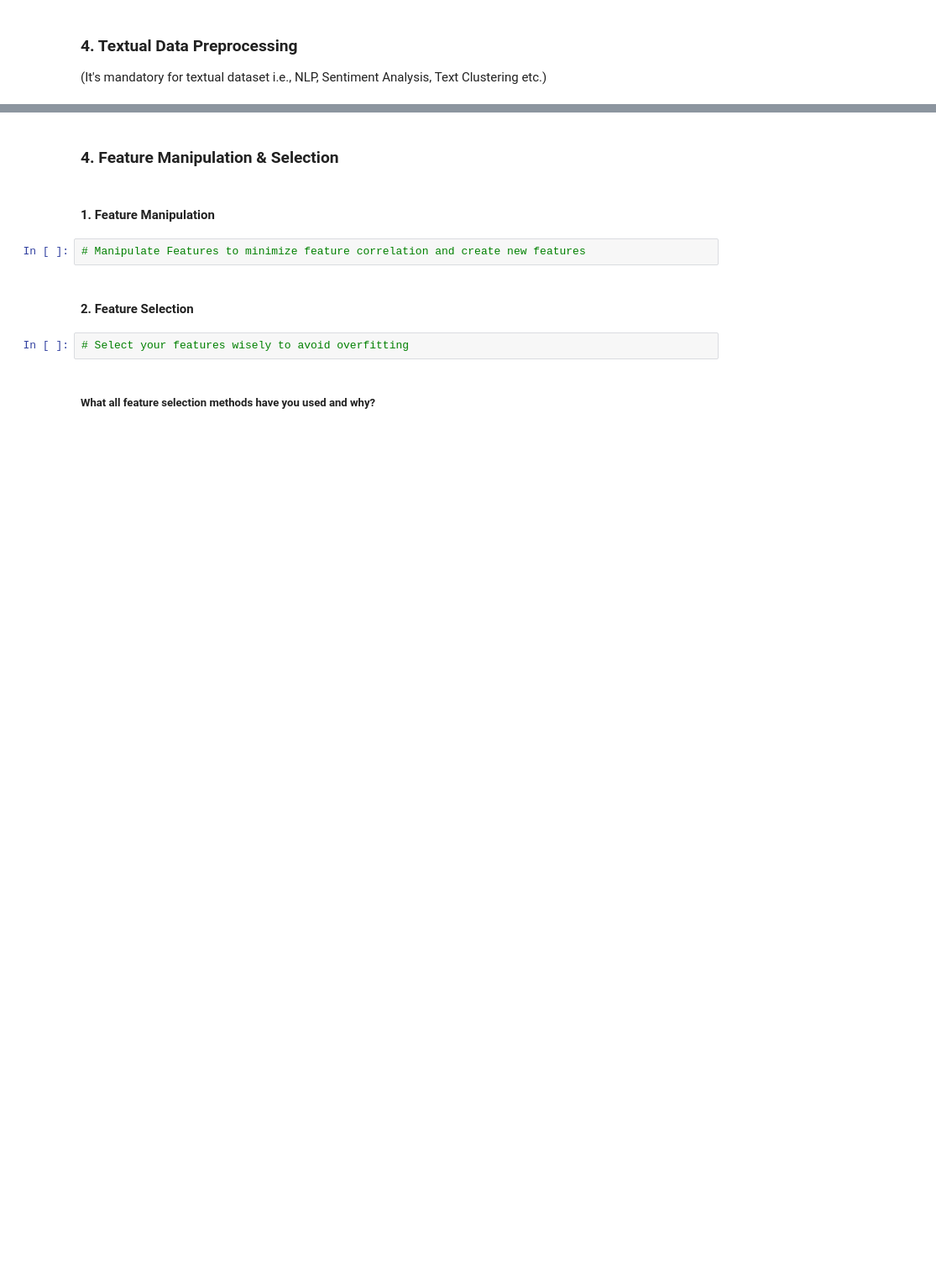
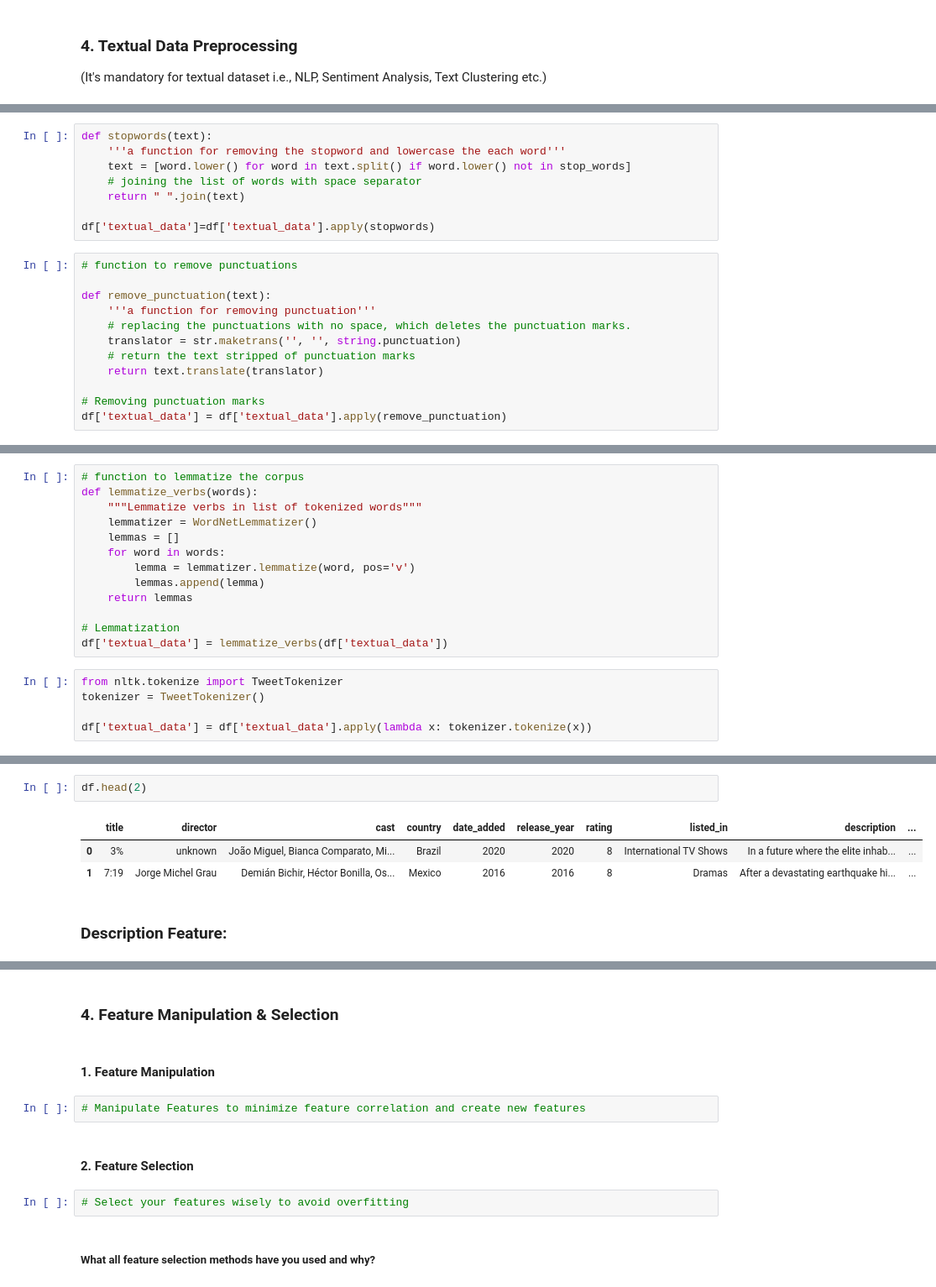
Before and after one commit to dhar9571/Capstone-Project-Unsupervised-ML---Netflix-Dataset, a Jupyter notebook: Capstone_Project_Unsupervised_ML_Netflix_Dataset.ipynb, the cells around one changed output, grey strips where cells are left out. Shown at 84% size. Cells and saved outputs as stored; diff of their text form; blank space fills up the shorter version.

```diff
--- a/Capstone_Project_Unsupervised_ML_Netflix_Dataset.ipynb
+++ b/Capstone_Project_Unsupervised_ML_Netflix_Dataset.ipynb
@@ -934,0 +1042,20 @@ Answer Here.
+# %%
+def stopwords(text):
+    '''a function for removing the stopword and lowercase the each word'''
+    text = [word.lower() for word in text.split() if word.lower() not in stop_words]
+    # joining the list of words with space separator
+    return " ".join(text)
+
+df['textual_data']=df['textual_data'].apply(stopwords)
+# %%
+# function to remove punctuations
+
+def remove_punctuation(text):
+    '''a function for removing punctuation'''
+    # replacing the punctuations with no space, which deletes the punctuation marks.
+    translator = str.maketrans('', '', string.punctuation)
+    # return the text stripped of punctuation marks
+    return text.translate(translator)
+
+# Removing punctuation marks
+df['textual_data'] = df['textual_data'].apply(remove_punctuation)
@@ -934,0 +1073,18 @@ Answer Here.
+# %%
+# function to lemmatize the corpus
+def lemmatize_verbs(words):
+    """Lemmatize verbs in list of tokenized words"""
+    lemmatizer = WordNetLemmatizer()
+    lemmas = []
+    for word in words:
+        lemma = lemmatizer.lemmatize(word, pos='v')
+        lemmas.append(lemma)
+    return lemmas
+
+# Lemmatization
+df['textual_data'] = lemmatize_verbs(df['textual_data'])
+# %%
+from nltk.tokenize import TweetTokenizer
+tokenizer = TweetTokenizer()
+
+df['textual_data'] = df['textual_data'].apply(lambda x: tokenizer.tokenize(x))
@@ -934,0 +1120,8 @@ Answer Here.
+# %%
+df.head(2)
+# %% [output]
+|  | title | director | cast | country | date_added | release_year | rating | listed_in | description | ... |
+| 0 | 3% | unknown | João Miguel, Bianca Comparato, Mi... | Brazil | 2020 | 2020 | 8 | International TV Shows | In a future where the elite inhab... | ... |
+| 1 | 7:19 | Jorge Michel Grau | Demián Bichir, Héctor Bonilla, Os... | Mexico | 2016 | 2016 | 8 | Dramas | After a devastating earthquake hi... | ... |
+# %% [markdown]
+### Description Feature:
```
Also changed, not shown: parts of 78 cells of this notebook.
